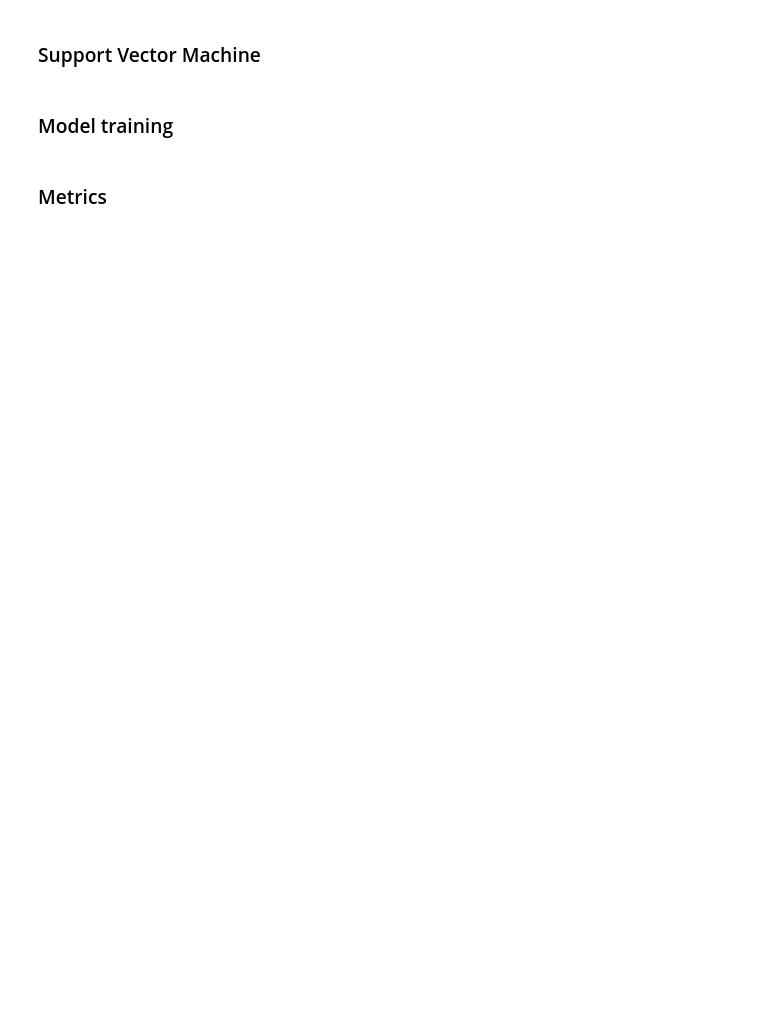
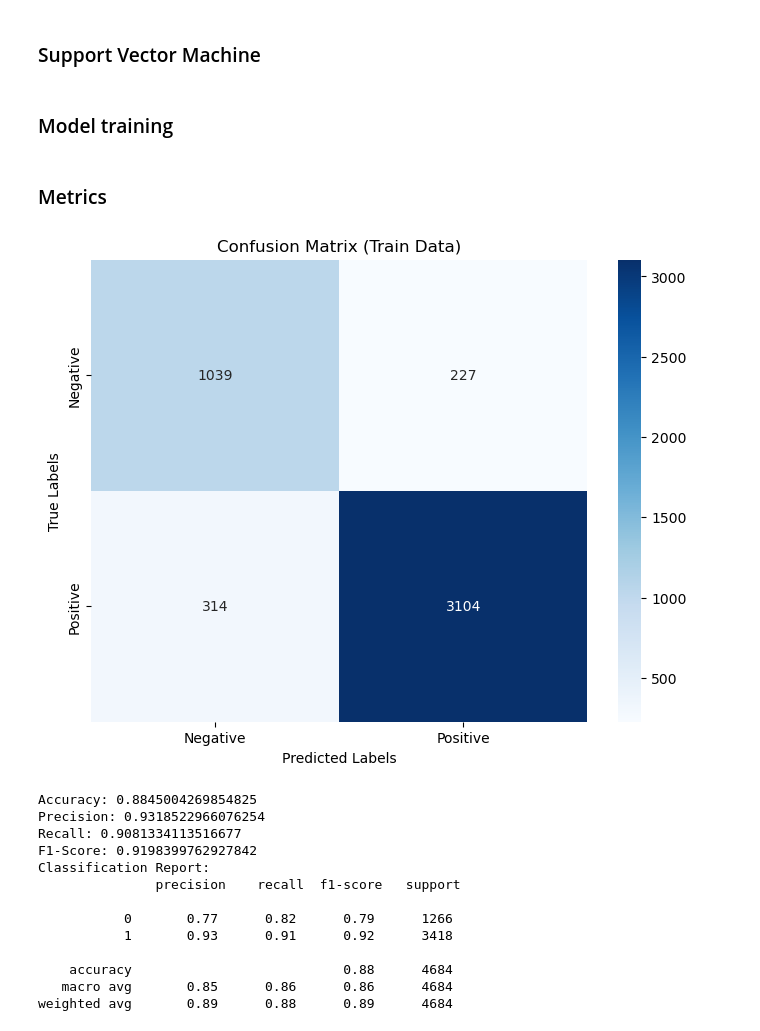
Before and after one commit to tshanmei/is460-project, a Jupyter notebook: Support Vector Machine.ipynb, the cells around one changed output. Drawn from its saved outputs; the diff is of its cells as text; code cells hidden in the pictures; blank space fills up the shorter version.

```diff
--- a/Support Vector Machine.ipynb
+++ b/Support Vector Machine.ipynb
@@ -42,6 +42,68 @@ best_params = grid_search.best_params_
 best_estimator = grid_search.best_estimator_
 # %% [markdown]
 ### Metrics
+# %%
+import matplotlib.pyplot as plt
+import numpy
+from sklearn.metrics import confusion_matrix, classification_report
+from sklearn import metrics
+import seaborn as sns
+
+best_svm = grid_search.best_estimator_
+y_train_pred = best_svm.predict(X_train)
+
+# Calculate metrics
+TP = np.sum((y_train == 1) & (y_train_pred == 1))
+FP = np.sum((y_train == 0) & (y_train_pred == 1))
+TN = np.sum((y_train == 0) & (y_train_pred == 0))
+FN = np.sum((y_train == 1) & (y_train_pred == 0))
+
+# Accuracy
+accuracy = (TP + TN) / (TP + TN + FP + FN)
+
+# Precision
+precision = TP / (TP + FP)
+
+# Recall (Sensitivity)
+recall = TP / (TP + FN)
+
+# F1-Score
+f1_score = 2 * (precision * recall) / (precision + recall)
+
+# Print the confusion matrix
+conf_matrix = metrics.confusion_matrix(y_train, y_train_pred)
+plt.figure(figsize=(8, 6))
+sns.heatmap(conf_matrix, annot=True, fmt='d', cmap='Blues',
+            xticklabels=["Negative", "Positive"],
+            yticklabels=["Negative", "Positive"])
+plt.xlabel('Predicted Labels')
+plt.ylabel('True Labels')
+plt.title('Confusion Matrix (Train Data)')
+plt.show()
+
+# Print the metrics
+print("Accuracy:", accuracy)
+print("Precision:", precision)
+print("Recall:", recall)
+print("F1-Score:", f1_score)
+
+# Print classification report
+print("Classification Report:\n", classification_report(y_train, y_train_pred))
+# %% [output]
+[figure, added]
+Accuracy: 0.8845004269854825
+Precision: 0.9318522966076254
+Recall: 0.9081334113516677
+F1-Score: 0.9198399762927842
+Classification Report:
+               precision    recall  f1-score   support
+
+           0       0.77      0.82      0.79      1266
+           1       0.93      0.91      0.92      3418
+
+    accuracy                           0.88      4684
+   macro avg       0.85      0.86      0.86      4684
+weighted avg       0.89      0.88      0.89      4684
 # %%
 import matplotlib.pyplot as plt
 import numpy
```
Also changed, not shown: parts of 1 cell of this notebook, 1 other file.
